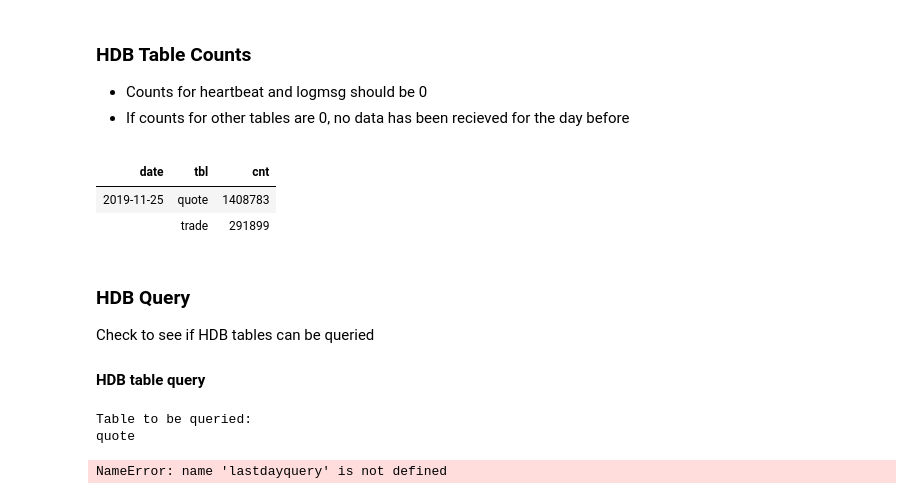
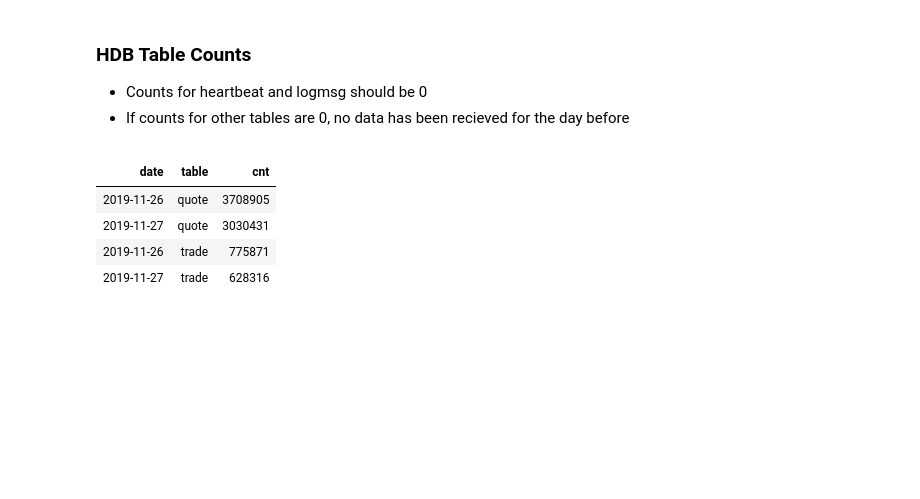
Before and after one commit to PeterSmiley/TorQ, a Jupyter notebook: jnbchecks.ipynb, the cells around one changed output. Drawn from its saved outputs; the diff is of its cells as text; code cells hidden in the pictures; blank space fills up the shorter version.

```diff
--- a/jnbchecks.ipynb
+++ b/jnbchecks.ipynb
@@ -279,39 +300,15 @@ onedatet.style.applymap(color_true)
 # %% [markdown]
 ### HDB Code
 # %%
-with qcon(host, port=find_portno('hdb1'), username=un, password=pswd,timeout=10.0) as q:
+if df.STATUS[4] == 'up':
+    with qcon(host, port=find_portno('hdb1'), username=un, password=pswd,timeout=10.0) as q:
 
-    #Check hdb table counts excl. eod_summary and eod_summary_iex
-    hdbtablecount=q('raze{0!select tbl:x,cnt:count i by date from x where date >=.z.d-5}each tables[] except `heartbeat`logmsg', pandas=True)
-    byte_decode(hdbtablecount,['tbl'])
-    #a=q('1+1')
-
-
-    #lastdayquery=q('5#select from tables[](2) where date=.z.d-1', pandas=True)
-    #byte_decode(lastdayquery,['sym'])
-
-#check HDB is up
+        #Check hdb table counts excl. eod_summary and eod_summary_iex
+        hdbtablecount=q('raze{0!select table:x,cnt:count i by date from x where date >=.z.d-5}each tables[] except `heartbeat`logmsg', pandas=True)
+        byte_decode(hdbtablecount,['table'])
+else:
+    print('The HDB process is down.')
 # %% [markdown]
 ### HDB Table Counts
 * Counts for heartbeat and logmsg should be 0
 * If counts for other tables are 0, no data has been recieved for the day before
-# %%
-hdbtablecount.set_index(hdbtablecount.columns.tolist())
-# %% [output]
-|  |  |  |
-| date | tbl | cnt |
-| 2019-11-25 | quote | 1408783 |
-|  | trade | 291899 |
-# %% [markdown]
-### HDB Query
-Check to see if HDB tables can be queried
-
-#### HDB table query
-# %%
-print ('Table to be queried:')
-print (name)
-lastdayquery
-# %% [output]
-Table to be queried:
-quote
-NameError: name 'lastdayquery' is not defined
@@ -338,0 +315,12 @@ NameError: name 'lastdayquery' is not defined
+# %%
+if df.STATUS[4] == 'up':
+    display(hdbtablecount.set_index(hdbtablecount.columns.tolist()))
+else:
+    print('Unable to count HDB tables.')
+# %% [output]
+|  |  |  |
+| date | table | cnt |
+| 2019-11-26 | quote | 3708905 |
+| 2019-11-27 | quote | 3030431 |
+| 2019-11-26 | trade | 775871 |
+| 2019-11-27 | trade | 628316 |
```
Also changed, not shown: parts of 19 cells of this notebook.
